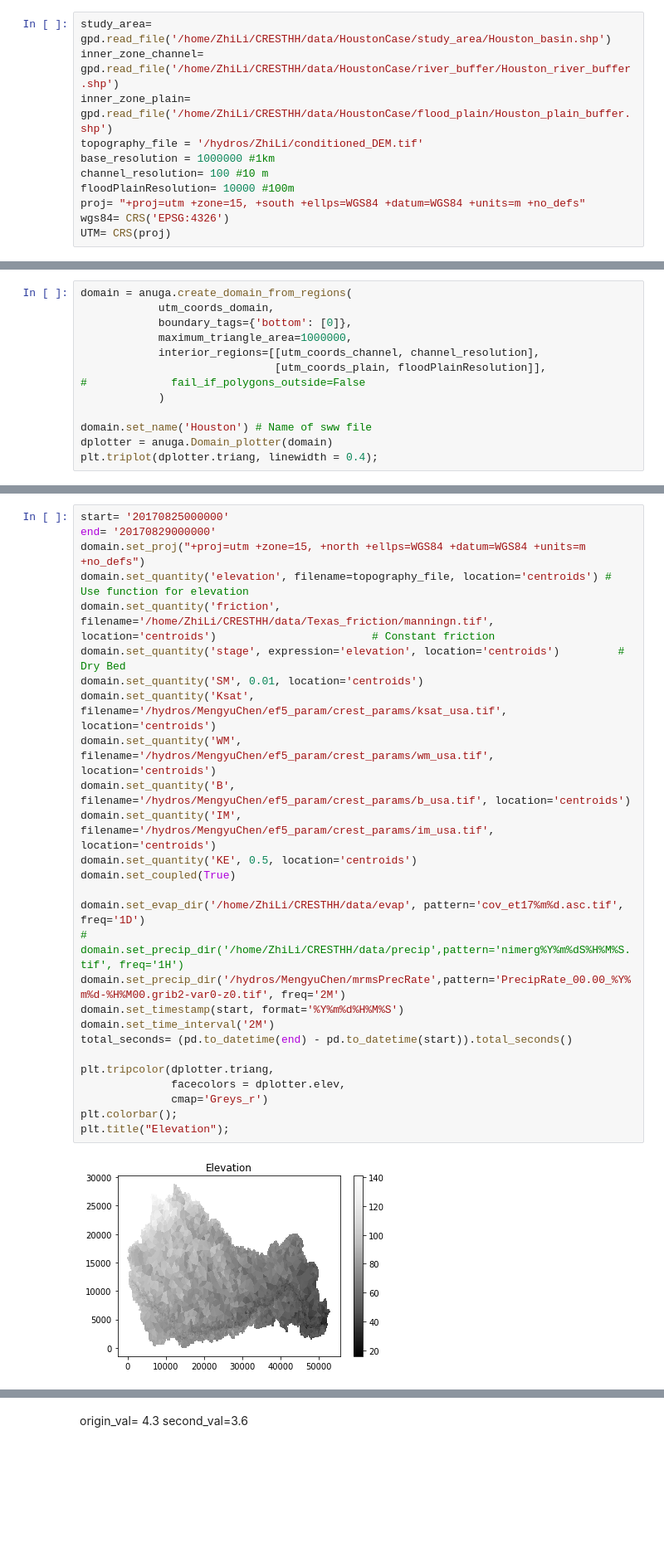
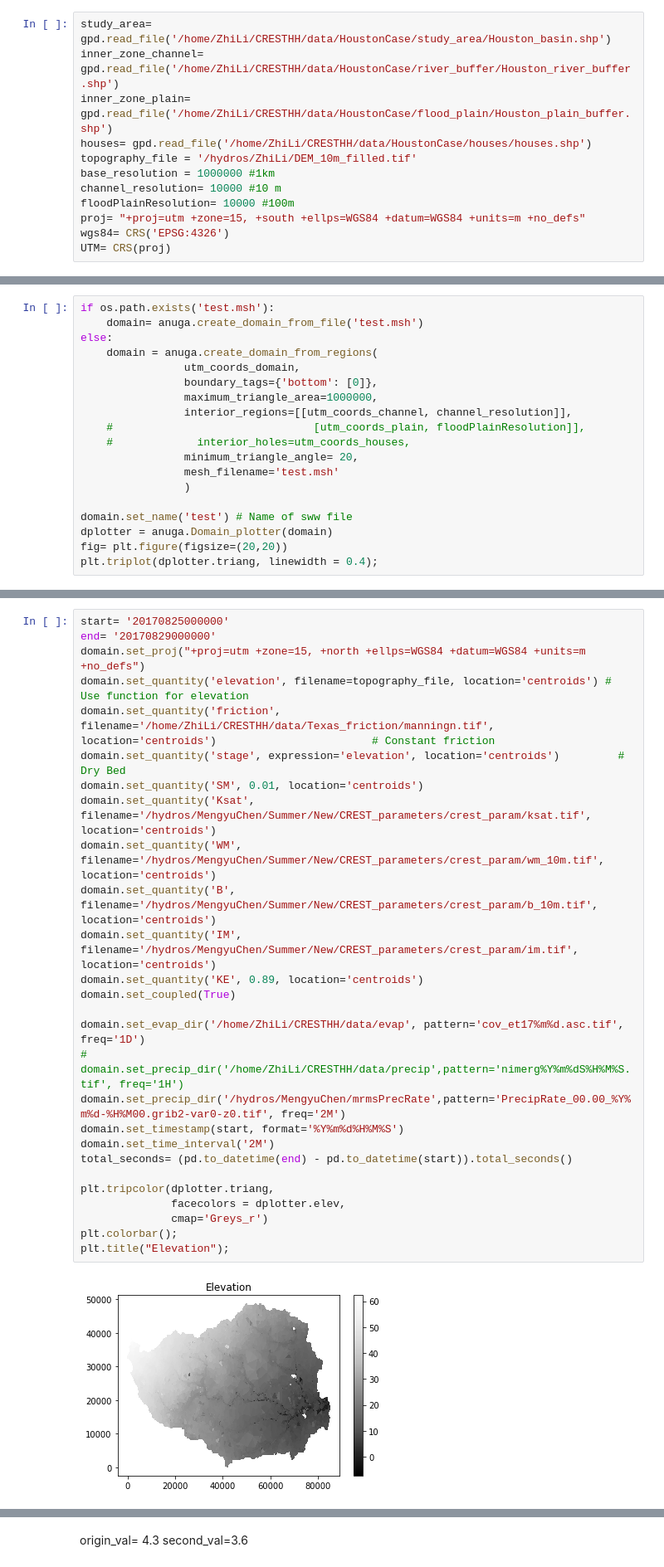
Before and after one commit to chrimerss/CREST-iMAP, a Jupyter notebook: Examples/excessive_rain/subbasin_082500.ipynb, the cells around one changed output, grey strips where cells are left out. Shown at 83% size. Drawn from its saved outputs; the diff is of its cells as text; blank space fills up the shorter version.

Commit message:
create interface to read .mesh file from mesher

```diff
--- a/Examples/excessive_rain/subbasin_082500.ipynb
+++ b/Examples/excessive_rain/subbasin_082500.ipynb
@@ -19,9 +19,10 @@ rc('animation', html='jshtml')
 study_area= gpd.read_file('/home/ZhiLi/CRESTHH/data/HoustonCase/study_area/Houston_basin.shp')
 inner_zone_channel= gpd.read_file('/home/ZhiLi/CRESTHH/data/HoustonCase/river_buffer/Houston_river_buffer.shp')
 inner_zone_plain= gpd.read_file('/home/ZhiLi/CRESTHH/data/HoustonCase/flood_plain/Houston_plain_buffer.shp')
-topography_file = '/hydros/ZhiLi/conditioned_DEM.tif'
+houses= gpd.read_file('/home/ZhiLi/CRESTHH/data/HoustonCase/houses/houses.shp')
+topography_file = '/hydros/ZhiLi/DEM_10m_filled.tif'
 base_resolution = 1000000 #1km
-channel_resolution= 100 #10 m
+channel_resolution= 10000 #10 m
 floodPlainResolution= 10000 #100m
 proj= "+proj=utm +zone=15, +south +ellps=WGS84 +datum=WGS84 +units=m +no_defs"
 wgs84= CRS('EPSG:4326')
@@ -39,13 +51,19 @@ utm_coords_plain= [myProj(lon,lat) for (lon, lat) in coords_inner_plain]
 # %%
-domain = anuga.create_domain_from_regions(
-            utm_coords_domain,
-            boundary_tags={'bottom': [0]},
-            maximum_triangle_area=1000000,
-            interior_regions=[[utm_coords_channel, channel_resolution],
-                              [utm_coords_plain, floodPlainResolution]],
-#             fail_if_polygons_outside=False
-            )
+if os.path.exists('test.msh'):
+    domain= anuga.create_domain_from_file('test.msh')
+else:
+    domain = anuga.create_domain_from_regions(
+                utm_coords_domain,
+                boundary_tags={'bottom': [0]},
+                maximum_triangle_area=1000000,
+                interior_regions=[[utm_coords_channel, channel_resolution]],
+    #                               [utm_coords_plain, floodPlainResolution]],
+    #             interior_holes=utm_coords_houses,
+                minimum_triangle_angle= 20,
+                mesh_filename='test.msh'
+                )
 
-domain.set_name('Houston') # Name of sww file
+domain.set_name('test') # Name of sww file
 dplotter = anuga.Domain_plotter(domain)
+fig= plt.figure(figsize=(20,20))
 plt.triplot(dplotter.triang, linewidth = 0.4);
@@ -56,29 +90,29 @@ Number of elements: 168930
 # %%
 start= '20170825000000'
 end= '20170829000000'
 domain.set_proj("+proj=utm +zone=15, +north +ellps=WGS84 +datum=WGS84 +units=m +no_defs")
 domain.set_quantity('elevation', filename=topography_file, location='centroids') # Use function for elevation
 domain.set_quantity('friction', filename='/home/ZhiLi/CRESTHH/data/Texas_friction/manningn.tif', location='centroids')                        # Constant friction
 domain.set_quantity('stage', expression='elevation', location='centroids')         # Dry Bed
 domain.set_quantity('SM', 0.01, location='centroids')
-domain.set_quantity('Ksat', filename='/hydros/MengyuChen/ef5_param/crest_params/ksat_usa.tif', location='centroids')
-domain.set_quantity('WM', filename='/hydros/MengyuChen/ef5_param/crest_params/wm_usa.tif', location='centroids')
-domain.set_quantity('B', filename='/hydros/MengyuChen/ef5_param/crest_params/b_usa.tif', location='centroids')
-domain.set_quantity('IM', filename='/hydros/MengyuChen/ef5_param/crest_params/im_usa.tif', location='centroids')
-domain.set_quantity('KE', 0.5, location='centroids')
+domain.set_quantity('Ksat', filename='/hydros/MengyuChen/Summer/New/CREST_parameters/crest_param/ksat.tif', location='centroids')
+domain.set_quantity('WM', filename='/hydros/MengyuChen/Summer/New/CREST_parameters/crest_param/wm_10m.tif', location='centroids')
+domain.set_quantity('B', filename='/hydros/MengyuChen/Summer/New/CREST_parameters/crest_param/b_10m.tif', location='centroids')
+domain.set_quantity('IM', filename='/hydros/MengyuChen/Summer/New/CREST_parameters/crest_param/im.tif', location='centroids')
+domain.set_quantity('KE', 0.89, location='centroids')
 domain.set_coupled(True)
 
 domain.set_evap_dir('/home/ZhiLi/CRESTHH/data/evap', pattern='cov_et17%m%d.asc.tif', freq='1D')
 # domain.set_precip_dir('/home/ZhiLi/CRESTHH/data/precip',pattern='nimerg%Y%m%dS%H%M%S.tif', freq='1H')
 domain.set_precip_dir('/hydros/MengyuChen/mrmsPrecRate',pattern='PrecipRate_00.00_%Y%m%d-%H%M00.grib2-var0-z0.tif', freq='2M')
 domain.set_timestamp(start, format='%Y%m%d%H%M%S')
 domain.set_time_interval('2M')
 total_seconds= (pd.to_datetime(end) - pd.to_datetime(start)).total_seconds()
 
 plt.tripcolor(dplotter.triang,
               facecolors = dplotter.elev,
               cmap='Greys_r')
 plt.colorbar();
 plt.title("Elevation");
 # %% [output]
-[figure, old version]
+[figure, new version]
```
Also changed, not shown: parts of 17 cells of this notebook, 37 other files.
